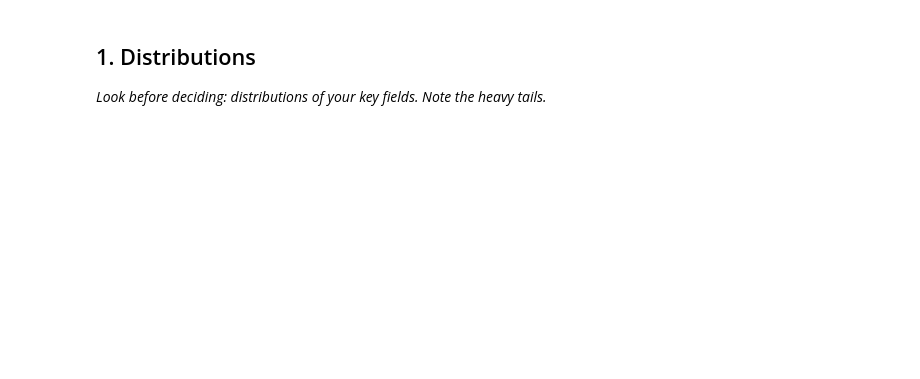
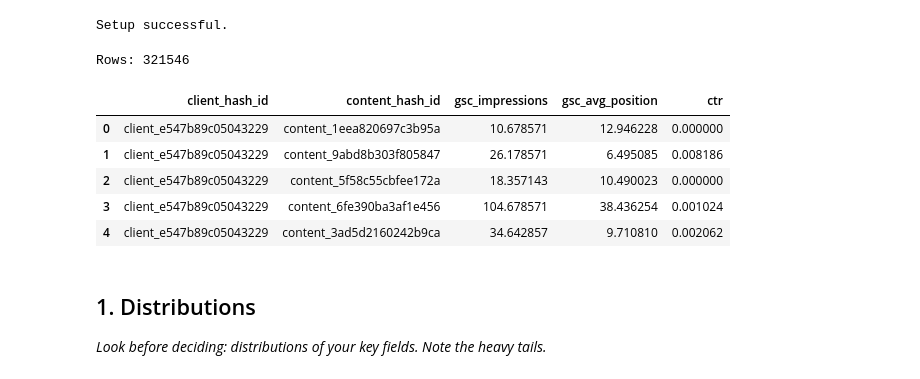
Before and after one commit to palkinsuneja/palkin-flyrank-ml-internship-july-to-sept-2026, a Jupyter notebook: work/notebooks/w04_signal_audit.ipynb, the cells around one changed output. Saved outputs shown, nothing was run; the diff lists cells and outputs as text; code cells hidden in the pictures; blank space fills up the shorter version.

```diff
--- a/work/notebooks/w04_signal_audit.ipynb
+++ b/work/notebooks/w04_signal_audit.ipynb
@@ -6,6 +6,60 @@
 This skeleton is yours to fill. Work the sections **in order** — each one has a one-line hint. Simple words, honest numbers.
 
 > Working with an AI assistant? Tell it to read `skills/README.md` first and load the one skill this assignment names on its card.
+# %%
+%pip install -q duckdb huggingface_hub pandas numpy
+
+import os
+import duckdb
+from google.colab import userdata
+
+hf_token = userdata.get("HF_TOKEN")
+
+con = duckdb.connect()
+con.execute("SET enable_progress_bar = false")
+
+con.execute(
+    f"CREATE OR REPLACE SECRET hf "
+    f"(TYPE huggingface, TOKEN '{hf_token}')"
+)
+
+REL = "hf://datasets/FlyRank/internship-warehouse"
+FACT = f"{REL}/fact_content_daily_performance"
+
+FEB = f"read_parquet('{FACT}/month=2026-02/*.parquet')"
+
+print("Setup successful.")
+# %% [output]
+Setup successful.
+# %%
+import pandas as pd
+import numpy as np
+
+feb = con.execute(f"""
+SELECT
+    client_hash_id,
+    content_hash_id,
+    AVG(gsc_impressions) AS gsc_impressions,
+    AVG(gsc_avg_position) AS gsc_avg_position,
+    CASE
+        WHEN SUM(gsc_impressions) > 0
+        THEN SUM(gsc_clicks) * 1.0 / SUM(gsc_impressions)
+        ELSE 0
+    END AS ctr
+FROM {FEB}
+GROUP BY client_hash_id, content_hash_id
+""").df()
+
+print("Rows:", len(feb))
+display(feb.head())
+# %% [output]
+Rows: 321546
+|  | client_hash_id | content_hash_id | gsc_impressions | gsc_avg_position | ctr |
+| 0 | client_e547b89c05043229 | content_1eea820697c3b95a | 10.678571 | 12.946228 | 0.000000 |
+| 1 | client_e547b89c05043229 | content_9abd8b303f805847 | 26.178571 | 6.495085 | 0.008186 |
+| 2 | client_e547b89c05043229 | content_5f58c55cbfee172a | 18.357143 | 10.490023 | 0.000000 |
+| 3 | client_e547b89c05043229 | content_6fe390ba3af1e456 | 104.678571 | 38.436254 | 0.001024 |
+| 4 | client_e547b89c05043229 | content_3ad5d2160242b9ca | 34.642857 | 9.710810 | 0.002062 |
 # %% [markdown]
 ## 1. Distributions
 
```
Also changed, not shown: parts of 10 cells of this notebook.
